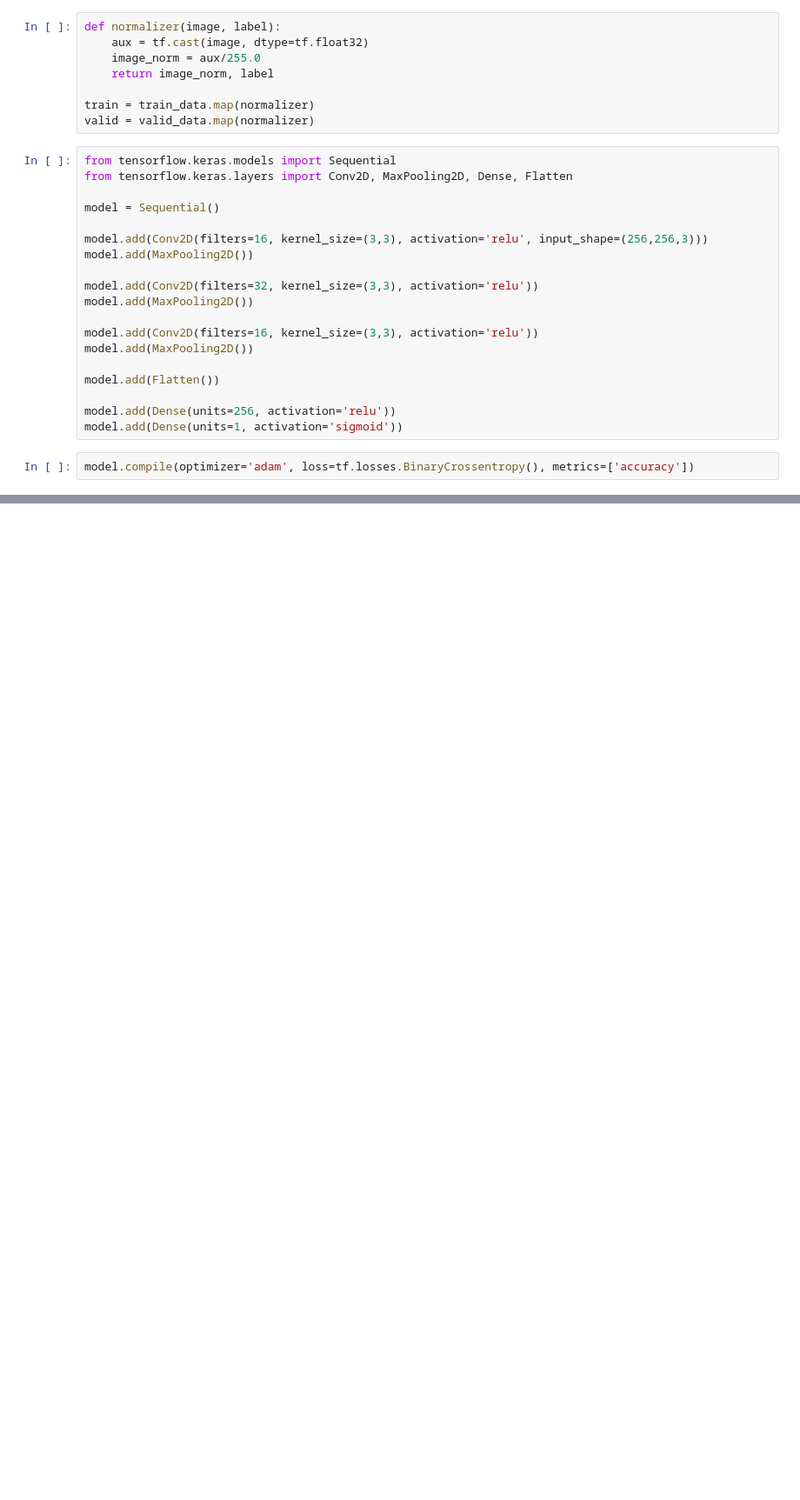
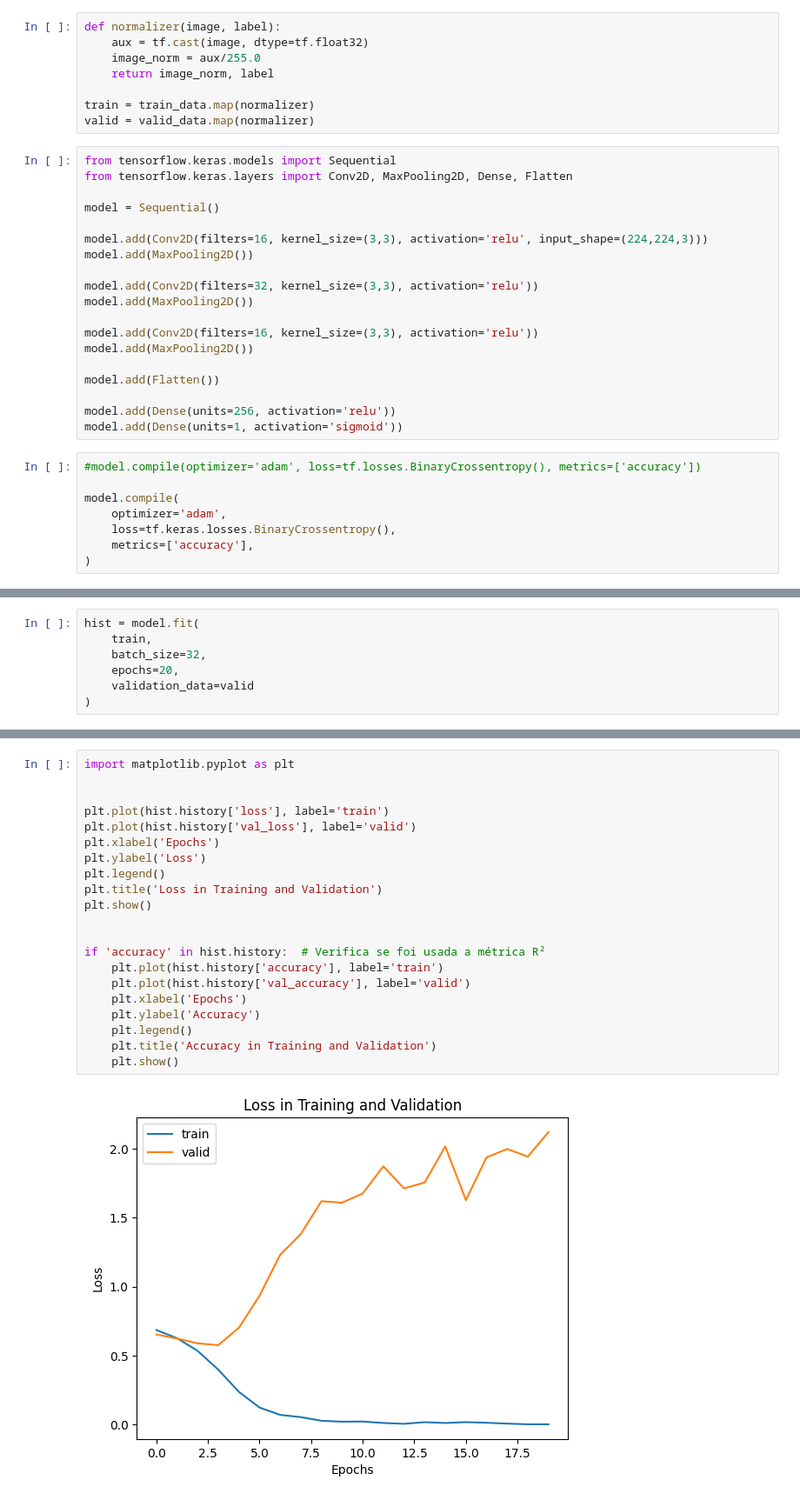
Before and after one commit to Bernardo-07/Convolutional-Neural-Network, a Jupyter notebook: main.ipynb, the cells around one changed output, grey strips where cells are left out. Shown at 87% size. Drawn from its saved outputs; the diff is of its cells as text; blank space fills up the shorter version.

```diff
--- a/main.ipynb
+++ b/main.ipynb
@@ -43,7 +43,7 @@ from tensorflow.keras.layers import Conv2D, MaxPooling2D, Dense, Flatten
 
 model = Sequential()
 
-model.add(Conv2D(filters=16, kernel_size=(3,3), activation='relu', input_shape=(256,256,3)))
+model.add(Conv2D(filters=16, kernel_size=(3,3), activation='relu', input_shape=(224,224,3)))
 model.add(MaxPooling2D())
 
 model.add(Conv2D(filters=32, kernel_size=(3,3), activation='relu'))
@@ -57,7 +57,13 @@ model.add(Flatten())
 model.add(Dense(units=256, activation='relu'))
 model.add(Dense(units=1, activation='sigmoid'))
 # %%
-model.compile(optimizer='adam', loss=tf.losses.BinaryCrossentropy(), metrics=['accuracy'])
+#model.compile(optimizer='adam', loss=tf.losses.BinaryCrossentropy(), metrics=['accuracy'])
+
+model.compile(
+    optimizer='adam',
+    loss=tf.keras.losses.BinaryCrossentropy(),
+    metrics=['accuracy'],
+)
 # %%
 model.summary()
 # %% [output]
@@ -84 +90,8 @@ Model: "sequential_4"
  Non-trainable params: 0 (0.00 B)
+# %%
+hist = model.fit(
+    train,
+    batch_size=32,
+    epochs=20,
+    validation_data=valid
+)
@@ -84,0 +116,23 @@ Model: "sequential_4"
+# %%
+import matplotlib.pyplot as plt
+
+
+plt.plot(hist.history['loss'], label='train')
+plt.plot(hist.history['val_loss'], label='valid')
+plt.xlabel('Epochs')
+plt.ylabel('Loss')
+plt.legend()
+plt.title('Loss in Training and Validation')
+plt.show()
+
+
+if 'accuracy' in hist.history:  # Verifica se foi usada a métrica R²
+    plt.plot(hist.history['accuracy'], label='train')
+    plt.plot(hist.history['val_accuracy'], label='valid')
+    plt.xlabel('Epochs')
+    plt.ylabel('Accuracy')
+    plt.legend()
+    plt.title('Accuracy in Training and Validation')
+    plt.show()
+# %% [output]
+[figure, added]
```
Also changed, not shown: parts of 4 cells of this notebook, 2 other files.
